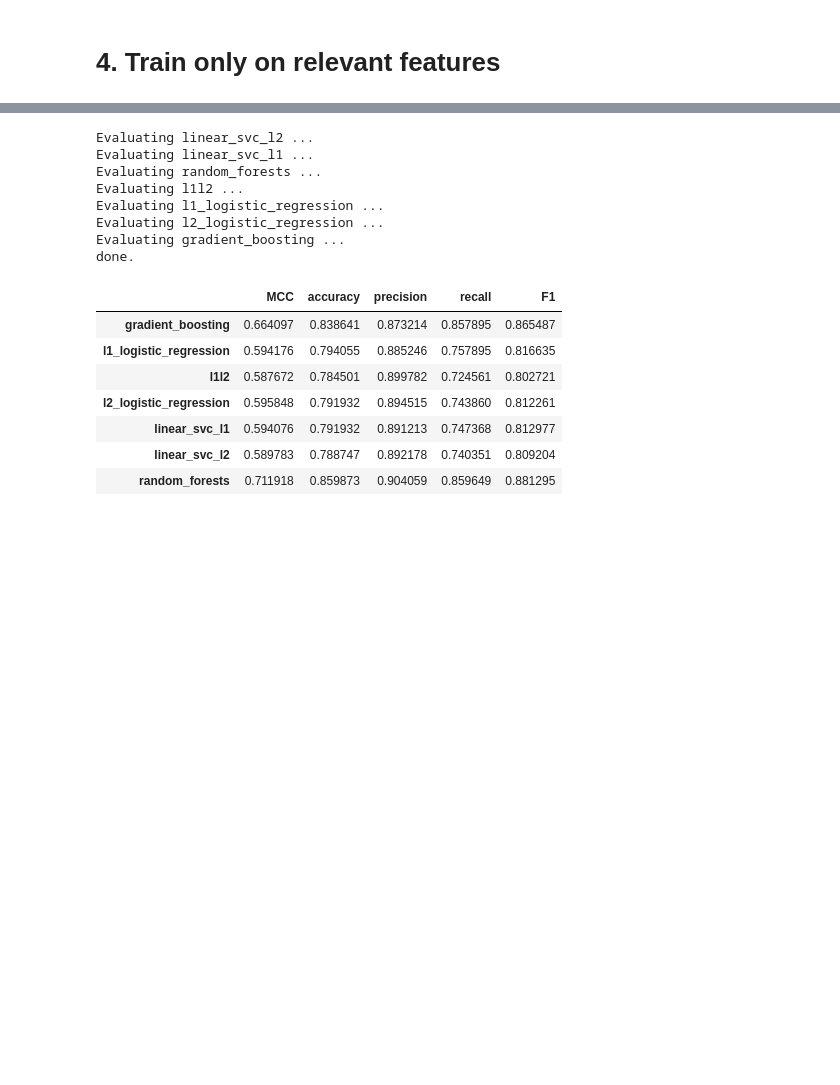
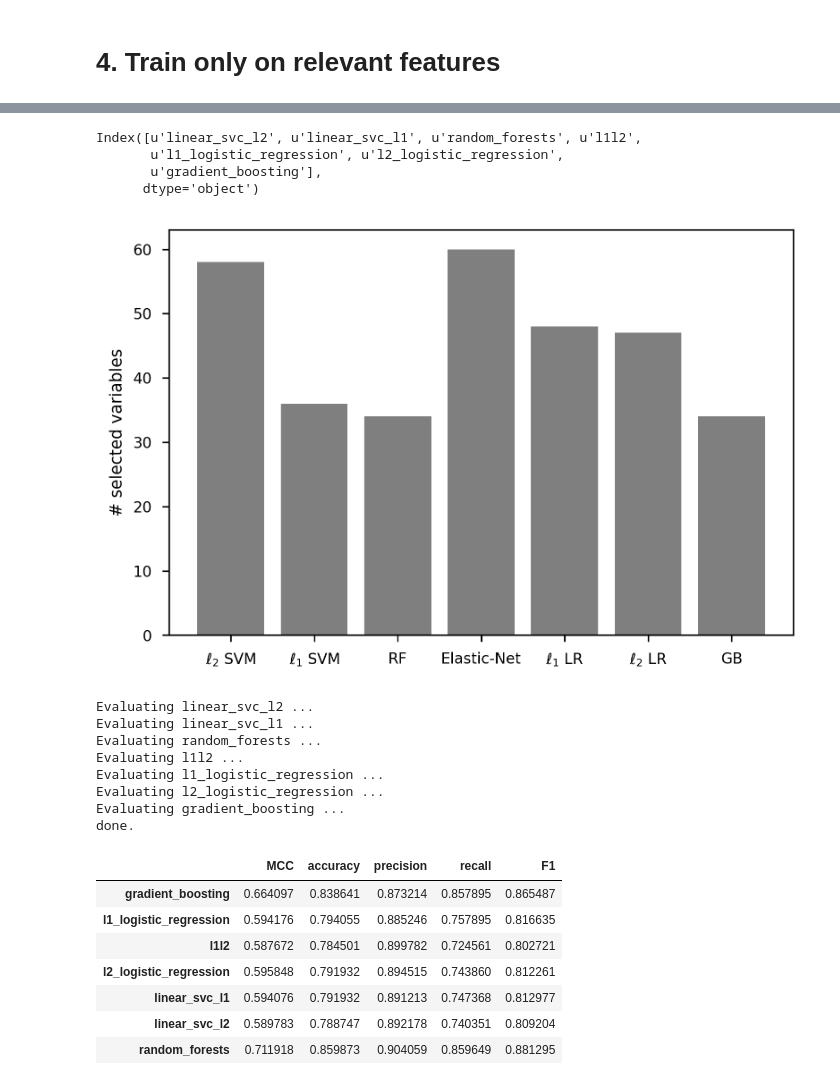
Before and after one commit to samuelefiorini/phdthesis, a Jupyter notebook: src/notebooks/chapter7/aism_learning_f_best_cut.ipynb, the cells around one changed output, grey strips where cells are left out. Drawn from its saved outputs; the diff is of its cells as text; code cells hidden in the pictures; blank space fills up the shorter version.

```diff
--- a/src/notebooks/chapter7/aism_learning_f_best_cut.ipynb
+++ b/src/notebooks/chapter7/aism_learning_f_best_cut.ipynb
@@ -293,3 +286,8 @@ data_test = pd.read_csv('../../scripts/aism/dataset_12-2017/data_test.csv', head
 labels_test = pd.read_csv('../../scripts/aism/dataset_12-2017/labels_test.csv', header=0, index_col=0)
 yy = np.where(labels_test.values == 'SP', 1, 0)  # map RR - SP / 0 - 1
 labels_test = pd.DataFrame(data=yy, index=labels_test.index, columns=labels_test.columns)
+# %%
+__tab = pd.DataFrame(index=selected_dict.keys(), columns=['# selected variables'])
+for k in selected_dict.keys():
+    __tab.loc[k] = len(selected_dict[k])
+__tab
@@ -296,3 +303,27 @@ labels_test = pd.DataFrame(data=yy, index=labels_test.index, columns=labels_test
+# %%
+print(__tab.index)
+# %% [output]
+Index([u'linear_svc_l2', u'linear_svc_l1', u'random_forests', u'l1l2',
+       u'l1_logistic_regression', u'l2_logistic_regression',
+       u'gradient_boosting'],
+      dtype='object')
+# %%
+formatted_names = {'linear_svc_l2': r'$\ell_2$ SVM',
+                   'linear_svc_l1': r'$\ell_1$ SVM',
+                   'random_forests': r'RF',
+                   'l1l2': r'Elastic-Net',
+                   'l1_logistic_regression': r'$\ell_1$ LR',
+                   'l2_logistic_regression': r'$\ell_2$ LR',
+                   'gradient_boosting': r'GB'}
+
+plt.figure(dpi=300)
+plt.bar(np.arange(7), __tab.values.ravel(), color='C7')
+plt.xticks(np.arange(7), [formatted_names[k] for k in __tab.index])
+plt.ylabel('# selected variables')
+
+plt.savefig('../../images/aism_selected_features.png');
+# %% [output]
+[figure, added]
 # %%
 scores = {}
 for name in models.keys():
```
Also changed, not shown: parts of 11 cells of this notebook, 1 other file.
